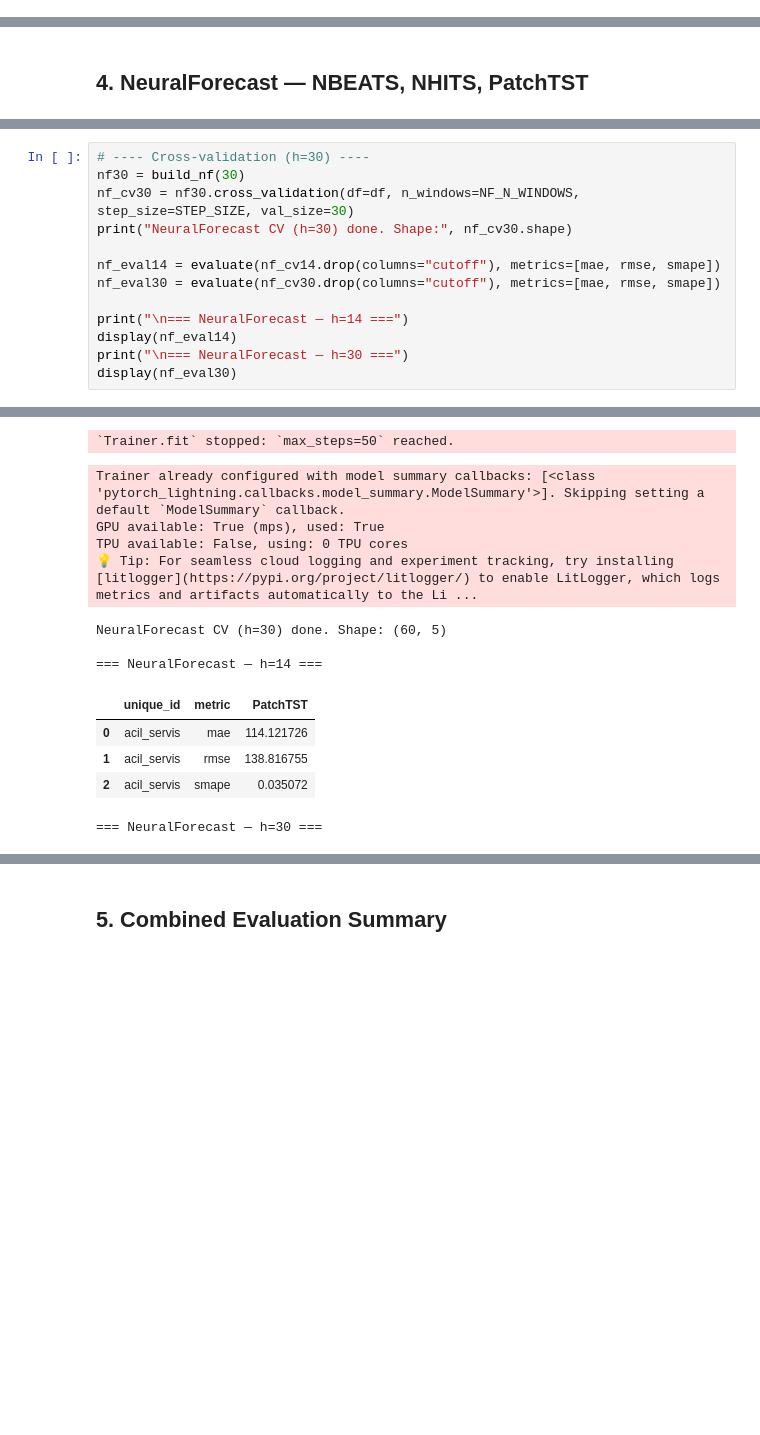
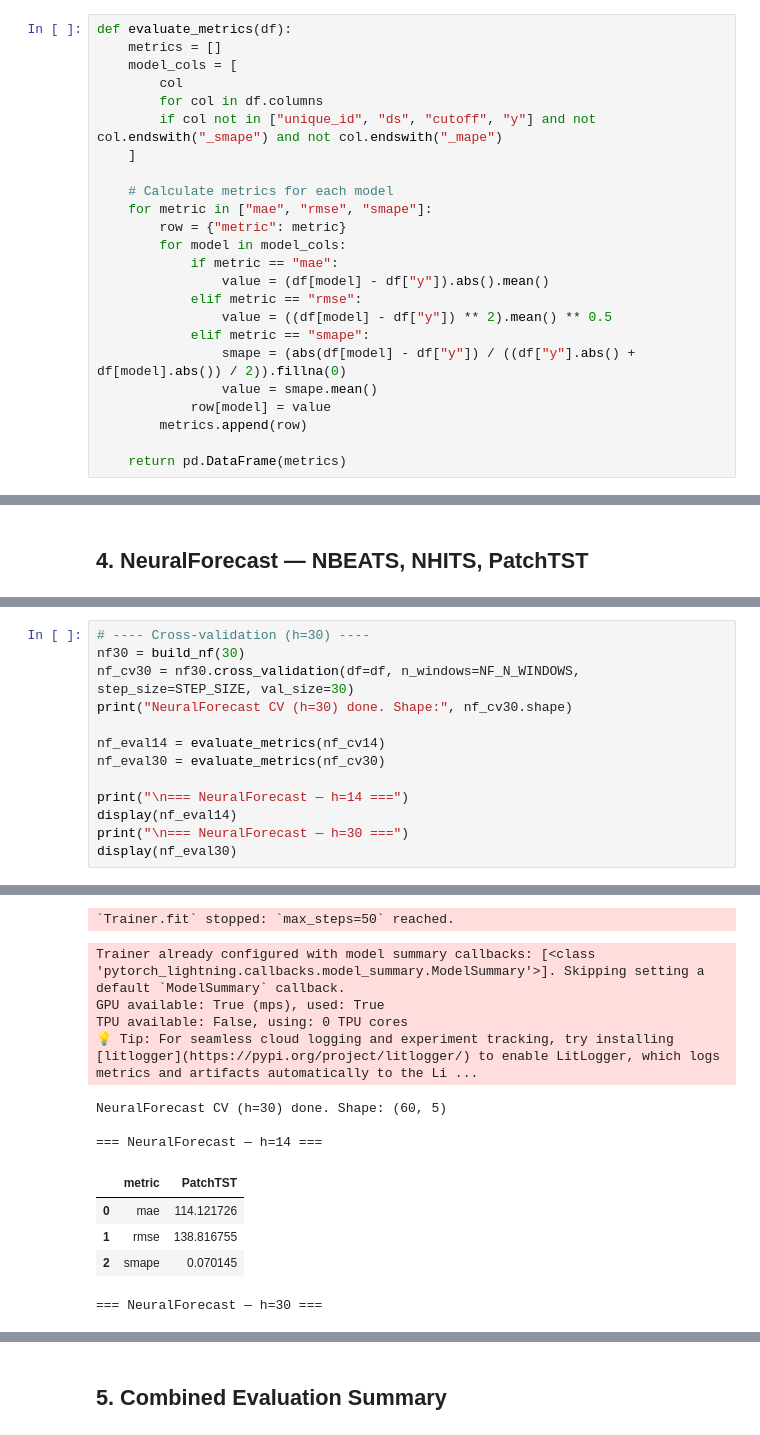
Before and after one commit to Eneskoser/patient_count_forecasting, a Jupyter notebook: forecasting.ipynb, the cells around one changed output, grey strips where cells are left out. Saved outputs shown, nothing was run; the diff lists cells and outputs as text; blank space fills up the shorter version.

```diff
--- a/forecasting.ipynb
+++ b/forecasting.ipynb
@@ -60,6 +60,30 @@ plt.tight_layout()
 plt.show()
 # %% [output]
 [figure]
+# %%
+def evaluate_metrics(df):
+    metrics = []
+    model_cols = [
+        col
+        for col in df.columns
+        if col not in ["unique_id", "ds", "cutoff", "y"] and not col.endswith("_smape") and not col.endswith("_mape")
+    ]
+
+    # Calculate metrics for each model
+    for metric in ["mae", "rmse", "smape"]:
+        row = {"metric": metric}
+        for model in model_cols:
+            if metric == "mae":
+                value = (df[model] - df["y"]).abs().mean()
+            elif metric == "rmse":
+                value = ((df[model] - df["y"]) ** 2).mean() ** 0.5
+            elif metric == "smape":
+                smape = (abs(df[model] - df["y"]) / ((df["y"].abs() + df[model].abs()) / 2)).fillna(0)
+                value = smape.mean()
+            row[model] = value
+        metrics.append(row)
+
+    return pd.DataFrame(metrics)
 # %% [markdown]
 ## 2. StatsForecast — Naive, SeasonalNaive, WindowAverage, AutoARIMA
 # %%
@@ -266,43 +290,43 @@ nf30 = build_nf(30)
 nf_cv30 = nf30.cross_validation(df=df, n_windows=NF_N_WINDOWS, step_size=STEP_SIZE, val_size=30)
 print("NeuralForecast CV (h=30) done. Shape:", nf_cv30.shape)
 
-nf_eval14 = evaluate(nf_cv14.drop(columns="cutoff"), metrics=[mae, rmse, smape])
-nf_eval30 = evaluate(nf_cv30.drop(columns="cutoff"), metrics=[mae, rmse, smape])
+nf_eval14 = evaluate_metrics(nf_cv14)
+nf_eval30 = evaluate_metrics(nf_cv30)
 
 print("\n=== NeuralForecast — h=14 ===")
 display(nf_eval14)
 print("\n=== NeuralForecast — h=30 ===")
 display(nf_eval30)
 # %% [output]
 Seed set to 1
 GPU available: True (mps), used: True
 TPU available: False, using: 0 TPU cores
 💡 Tip: For seamless cloud logging and experiment tracking, try installing [litlogger](https://pypi.org/project/litlogger/) to enable LitLogger, which logs metrics and artifacts automatically to the Li ...
 
   | Name         | Type              | Params | Mode  | FLOPs
 -------------------------------------------------------------------
 0 | loss         | MAE               | 0      | train | 0
 1 | padder_train | ConstantPad1d     | 0      | train | 0
 2 | scaler       | TemporalNorm      | 0      | train | 0
 3 | model        | PatchTST_backbone | 410 K  | train | 0
 -------------------------------------------------------------------
 410 K     Trainable params
 3         Non-trainable params
 410 K     Total params
 1.642     Total estimated model params size (MB)
 90        Modules in train mode
 0         Modules in eval mode
 0         Total Flops
 `Trainer.fit` stopped: `max_steps=50` reached.
 Trainer already configured with model summary callbacks: [<class 'pytorch_lightning.callbacks.model_summary.ModelSummary'>]. Skipping setting a default `ModelSummary` callback.
 GPU available: True (mps), used: True
 TPU available: False, using: 0 TPU cores
 💡 Tip: For seamless cloud logging and experiment tracking, try installing [litlogger](https://pypi.org/project/litlogger/) to enable LitLogger, which logs metrics and artifacts automatically to the Li ...
 NeuralForecast CV (h=30) done. Shape: (60, 5)
 
 === NeuralForecast — h=14 ===
-|  | unique_id | metric | PatchTST |
-| 0 | acil_servis | mae | 114.121726 |
-| 1 | acil_servis | rmse | 138.816755 |
-| 2 | acil_servis | smape | 0.035072 |
+|  | metric | PatchTST |
+| 0 | mae | 114.121726 |
+| 1 | rmse | 138.816755 |
+| 2 | smape | 0.070145 |
 === NeuralForecast — h=30 ===
```
Also changed, not shown: parts of 6 cells of this notebook.
